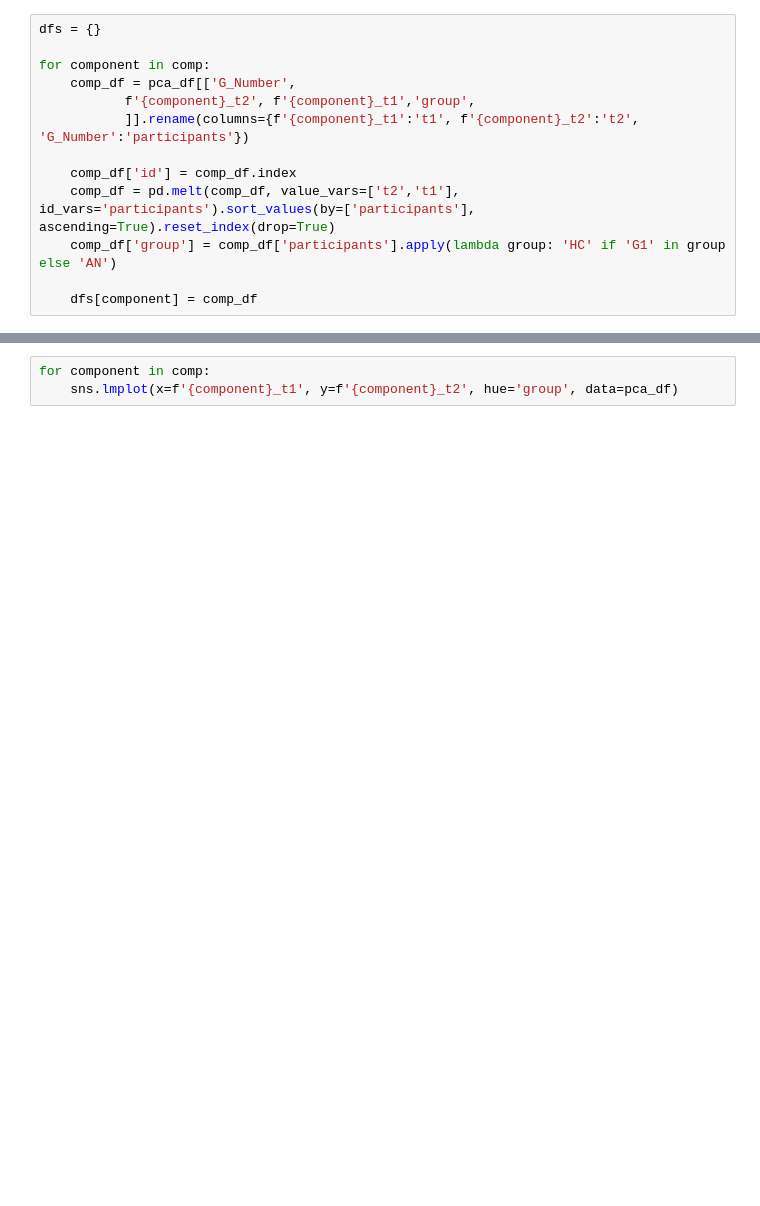
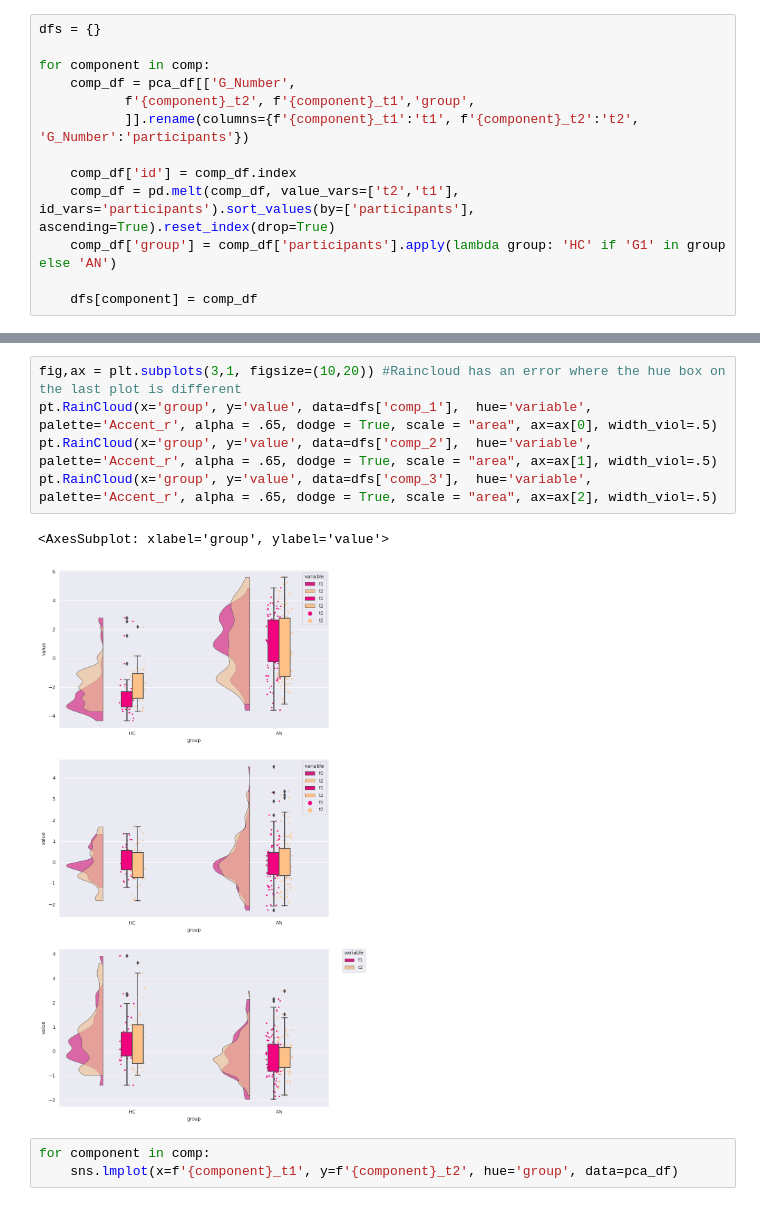
Before and after one commit to WMDA/BB_data, a Jupyter notebook: BB_data/analysis_scripts/data_exploration.ipynb, the cells around one changed output, grey strips where cells are left out. Saved outputs shown, nothing was run; the diff lists cells and outputs as text; blank space fills up the shorter version.

```diff
--- a/BB_data/analysis_scripts/data_exploration.ipynb
+++ b/BB_data/analysis_scripts/data_exploration.ipynb
@@ -170,3 +187,11 @@ sns.violinplot(x='group', y='comp_3', hue='variable', data=df_comp_3,  palette='
+# %%
+fig,ax = plt.subplots(3,1, figsize=(10,20)) #Raincloud has an error where the hue box on the last plot is different
+pt.RainCloud(x='group', y='value', data=dfs['comp_1'],  hue='variable', palette='Accent_r', alpha = .65, dodge = True, scale = "area", ax=ax[0], width_viol=.5)
+pt.RainCloud(x='group', y='value', data=dfs['comp_2'],  hue='variable', palette='Accent_r', alpha = .65, dodge = True, scale = "area", ax=ax[1], width_viol=.5)
+pt.RainCloud(x='group', y='value', data=dfs['comp_3'],  hue='variable', palette='Accent_r', alpha = .65, dodge = True, scale = "area", ax=ax[2], width_viol=.5)
+# %% [output]
+<AxesSubplot: xlabel='group', ylabel='value'>
+[figure, added]
 # %%
 for component in comp:
     sns.lmplot(x=f'{component}_t1', y=f'{component}_t2', hue='group', data=pca_df)
```
Also changed, not shown: parts of 5 cells of this notebook.
